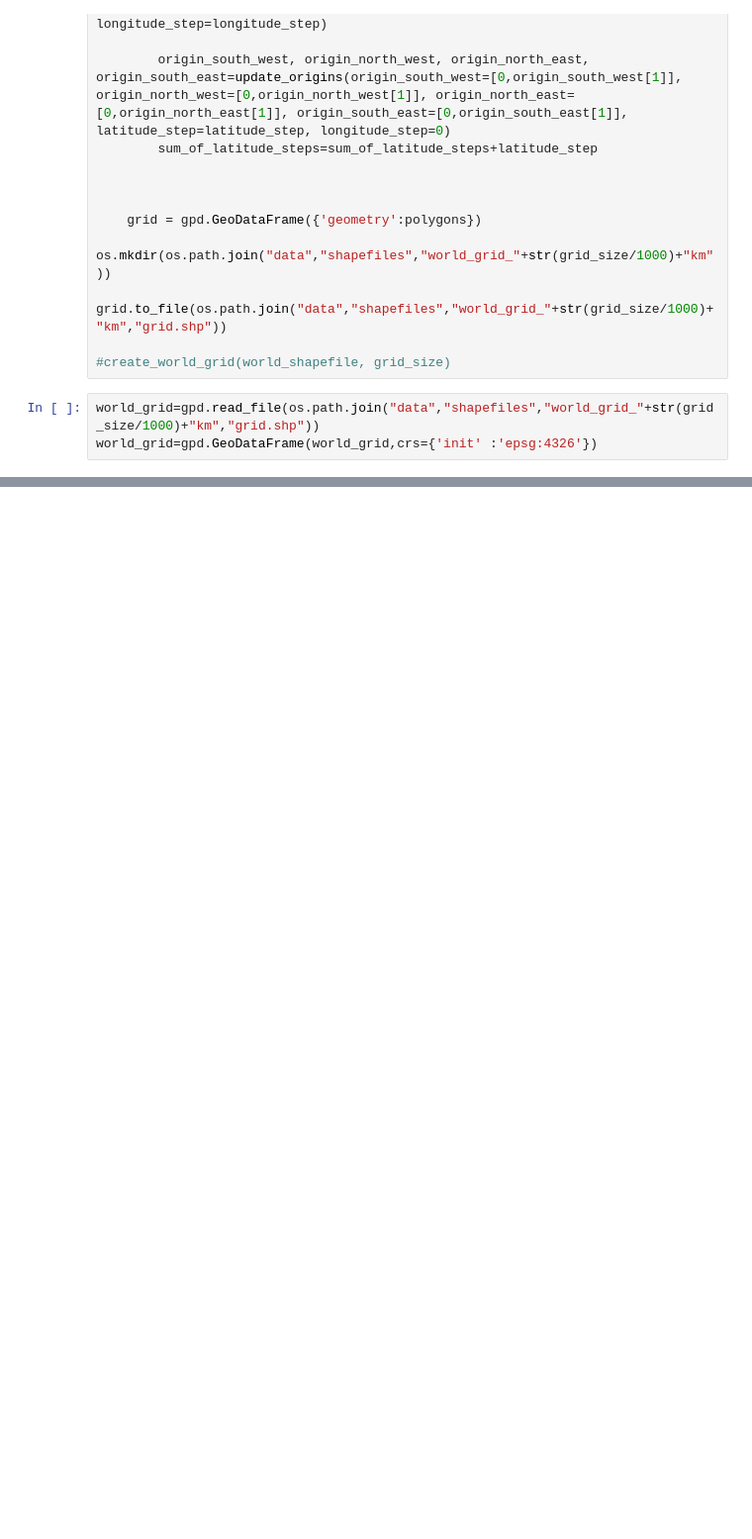
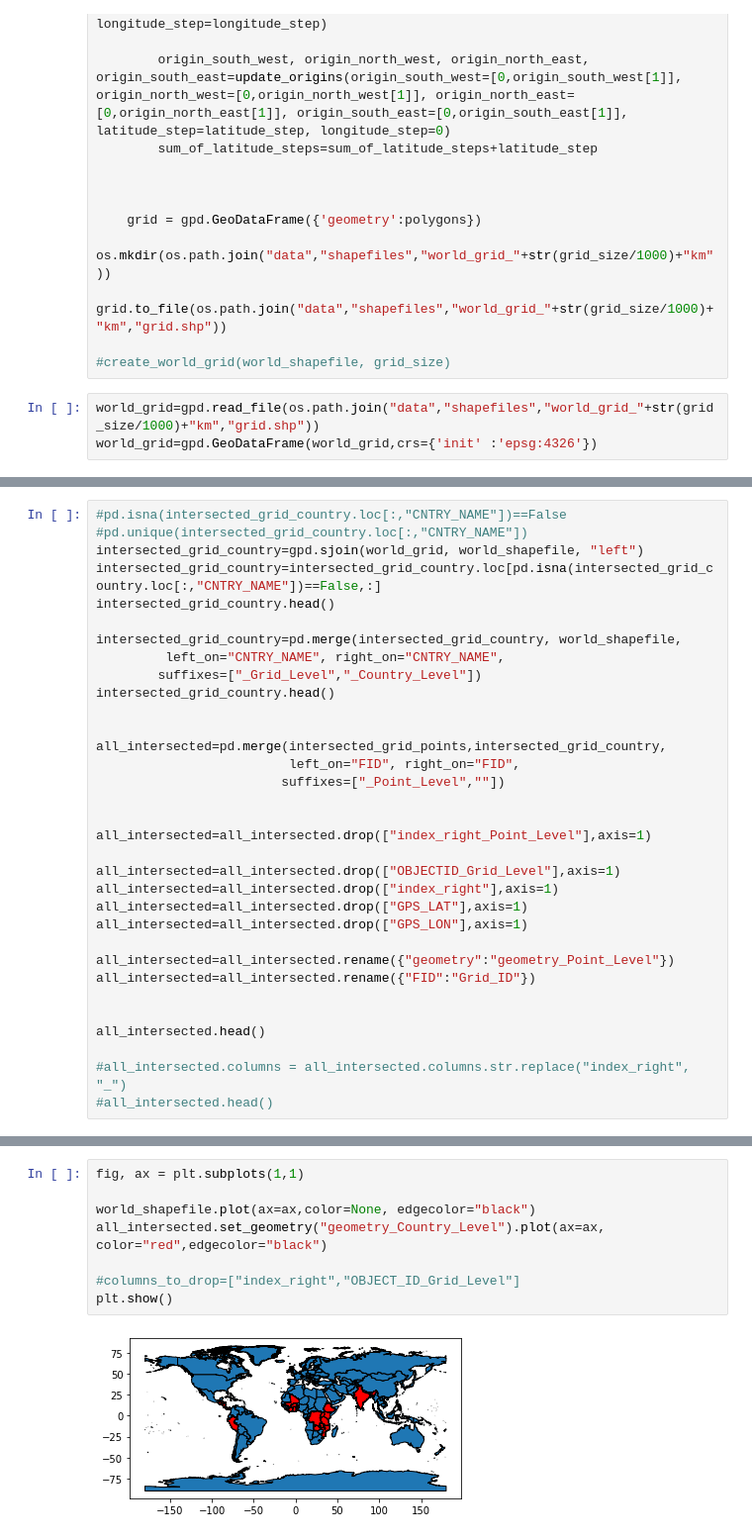
Before and after one commit to l-gorman/geospatial_analysis, a Jupyter notebook: rasterizing_data.ipynb, the cells around one changed output, grey strips where cells are left out. Shown: that part at 99% size. Cells and saved outputs as stored; diff of their text form; blank space fills up the shorter version.

```diff
--- a/rasterizing_data.ipynb
+++ b/rasterizing_data.ipynb
@@ -203,0 +188,33 @@ NameError: name 'y' is not defined
+# %%
+#pd.isna(intersected_grid_country.loc[:,"CNTRY_NAME"])==False
+#pd.unique(intersected_grid_country.loc[:,"CNTRY_NAME"])
+intersected_grid_country=gpd.sjoin(world_grid, world_shapefile, "left")
+intersected_grid_country=intersected_grid_country.loc[pd.isna(intersected_grid_country.loc[:,"CNTRY_NAME"])==False,:]
+intersected_grid_country.head()
+
+intersected_grid_country=pd.merge(intersected_grid_country, world_shapefile,
+         left_on="CNTRY_NAME", right_on="CNTRY_NAME",
+        suffixes=["_Grid_Level","_Country_Level"])
+intersected_grid_country.head()
+
+
+all_intersected=pd.merge(intersected_grid_points,intersected_grid_country,
+                         left_on="FID", right_on="FID",
+                        suffixes=["_Point_Level",""])
+
+
+all_intersected=all_intersected.drop(["index_right_Point_Level"],axis=1)
+
+all_intersected=all_intersected.drop(["OBJECTID_Grid_Level"],axis=1)
+all_intersected=all_intersected.drop(["index_right"],axis=1)
+all_intersected=all_intersected.drop(["GPS_LAT"],axis=1)
+all_intersected=all_intersected.drop(["GPS_LON"],axis=1)
+
+all_intersected=all_intersected.rename({"geometry":"geometry_Point_Level"})
+all_intersected=all_intersected.rename({"FID":"Grid_ID"})
+
+
+all_intersected.head()
+
+#all_intersected.columns = all_intersected.columns.str.replace("index_right", "_")
+#all_intersected.head()
@@ -203,0 +228,10 @@ NameError: name 'y' is not defined
+# %%
+fig, ax = plt.subplots(1,1)
+
+world_shapefile.plot(ax=ax,color=None, edgecolor="black")
+all_intersected.set_geometry("geometry_Country_Level").plot(ax=ax, color="red",edgecolor="black")
+
+#columns_to_drop=["index_right","OBJECT_ID_Grid_Level"]
+plt.show()
+# %% [output]
+[figure, added]
```
Also changed, not shown: parts of 9 cells of this notebook, 2 other files.
